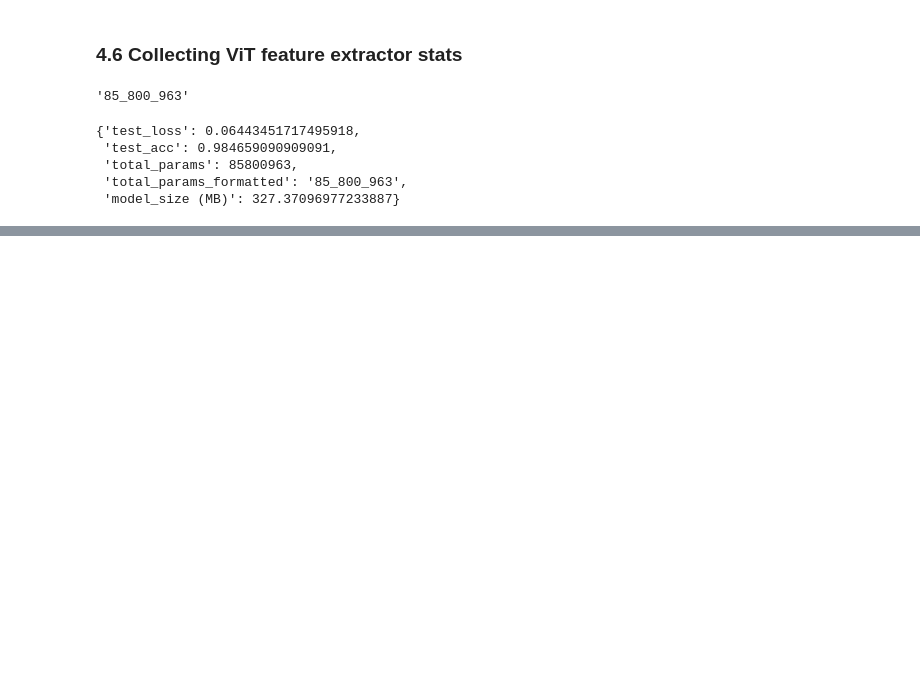
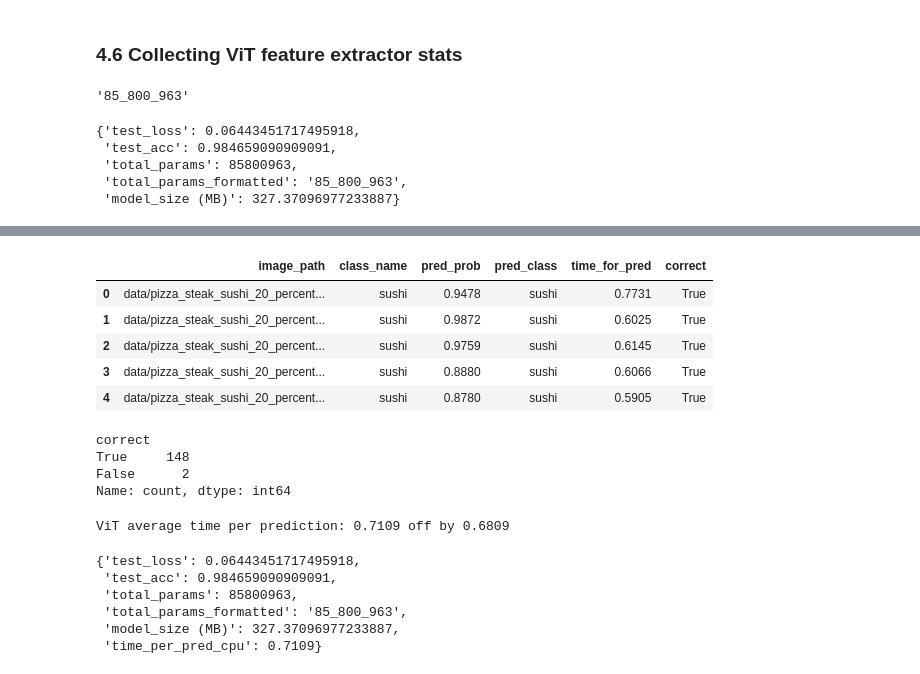
Before and after one commit to AishaEvering/PyTorch_Exercises, a Jupyter notebook: 09_pytorch_model_deploy.ipynb, the cells around one changed output, grey strips where cells are left out. Drawn from its saved outputs; the diff is of its cells as text; code cells hidden in the pictures; blank space fills up the shorter version.

```diff
--- a/09_pytorch_model_deploy.ipynb
+++ b/09_pytorch_model_deploy.ipynb
@@ -555,0 +755,7 @@ vit_stats
+# %%
+# Make predictions across test dataset with ViT
+vit_test_pred_dicts = pred_and_store(paths=test_data_paths,
+                                          model=vit,
+                                          transform=vit_transforms,
+                                          class_names=class_names,
+                                          device='cpu') # hardcode predictions to happen on CPU, not sure GPU available when we deploy
@@ -555,0 +778,45 @@ vit_stats
+# %%
+# Turn vi_test_pred_dicts
+import pandas as pd
+
+vit_test_pred_df = pd.DataFrame(vit_test_pred_dicts)
+vit_test_pred_df.head()
+# %% [output]
+|  | image_path | class_name | pred_prob | pred_class | time_for_pred | correct |
+| 0 | data/pizza_steak_sushi_20_percent... | sushi | 0.9478 | sushi | 0.7731 | True |
+| 1 | data/pizza_steak_sushi_20_percent... | sushi | 0.9872 | sushi | 0.6025 | True |
+| 2 | data/pizza_steak_sushi_20_percent... | sushi | 0.9759 | sushi | 0.6145 | True |
+| 3 | data/pizza_steak_sushi_20_percent... | sushi | 0.8880 | sushi | 0.6066 | True |
+| 4 | data/pizza_steak_sushi_20_percent... | sushi | 0.8780 | sushi | 0.5905 | True |
+# %%
+# See how many correct
+vit_test_pred_df.correct.value_counts()
+# %% [output]
+correct
+True     148
+False      2
+Name: count, dtype: int64
+# %%
+# Find the average time per predictions
+goal_time = 0.03
+vit_avg_time_per_pred = round(vit_test_pred_df.time_for_pred.mean(), 4)
+
+if vit_avg_time_per_pred > goal_time:
+  app_text = f'off by {round(vit_avg_time_per_pred - goal_time, 4)}'
+else:
+  app_text = f'fast or faster by {round(goal_time - vit_avg_time_per_pred, 4)}'
+
+print(f'ViT average time per prediction: {vit_avg_time_per_pred} {app_text}')
+# %% [output]
+ViT average time per prediction: 0.7109 off by 0.6809
+# %%
+# Add average time per prediction to ViT stats
+vit_stats['time_per_pred_cpu'] = vit_avg_time_per_pred
+vit_stats
+# %% [output]
+{'test_loss': 0.06443451717495918,
+ 'test_acc': 0.984659090909091,
+ 'total_params': 85800963,
+ 'total_params_formatted': '85_800_963',
+ 'model_size (MB)': 327.37096977233887,
+ 'time_per_pred_cpu': 0.7109}
```
Also changed, not shown: parts of 40 cells of this notebook.
